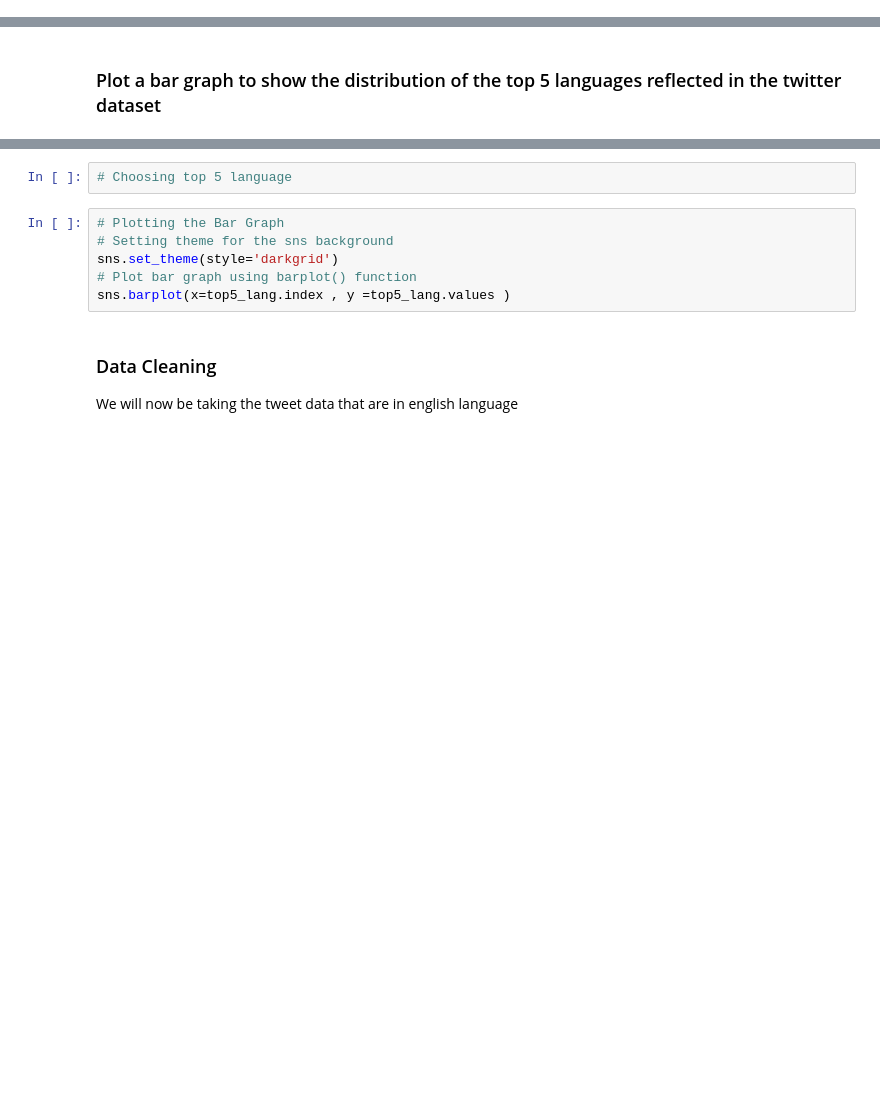
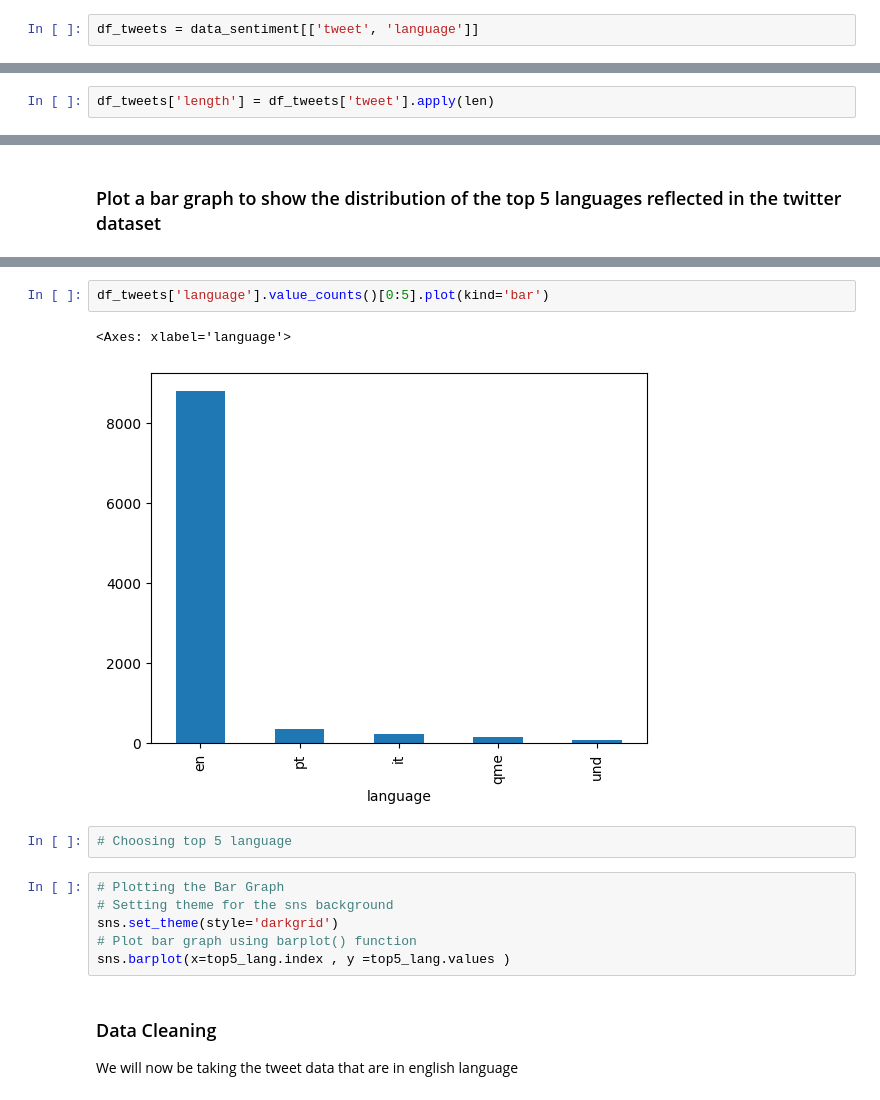
Before and after one commit to ShaistaMuskan/DAC-Curriculum, a Jupyter notebook: DAC-008_Intro_To_NLP/DAC-008_Sentiment_Analysis_1_Student.ipynb, the cells around one changed output, grey strips where cells are left out. Cells and saved outputs as stored; diff of their text form; blank space fills up the shorter version.

```diff
--- a/DAC-008_Intro_To_NLP/DAC-008_Sentiment_Analysis_1_Student.ipynb
+++ b/DAC-008_Intro_To_NLP/DAC-008_Sentiment_Analysis_1_Student.ipynb
@@ -87,0 +159,2 @@ the Ukraine-Russia War on Twitter.
+# %%
+df_tweets = data_sentiment[['tweet', 'language']]
@@ -88,4 +165,6 @@ the Ukraine-Russia War on Twitter.
 # %% [markdown]
 ### EDA
+# %%
+df_tweets['length'] = df_tweets['tweet'].apply(len)
 # %%
 df_tweets.head()
@@ -98,3 +208,8 @@ df_tweets.head()
+# %%
+df_tweets['language'].value_counts()[0:5].plot(kind='bar')
+# %% [output]
+<Axes: xlabel='language'>
+[figure, added]
 # %%
 # Choosing top 5 language
 # %%
```
Also changed, not shown: parts of 28 cells of this notebook.
